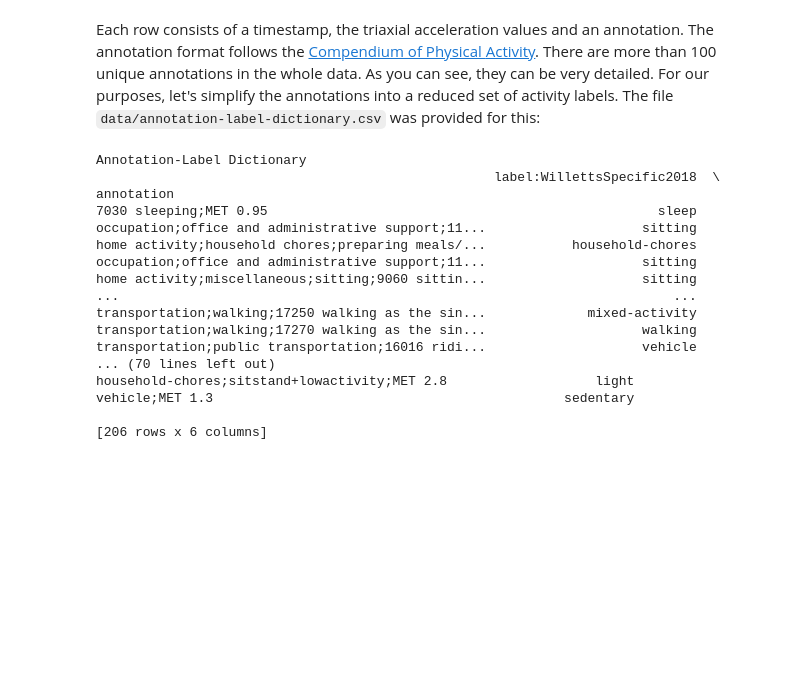
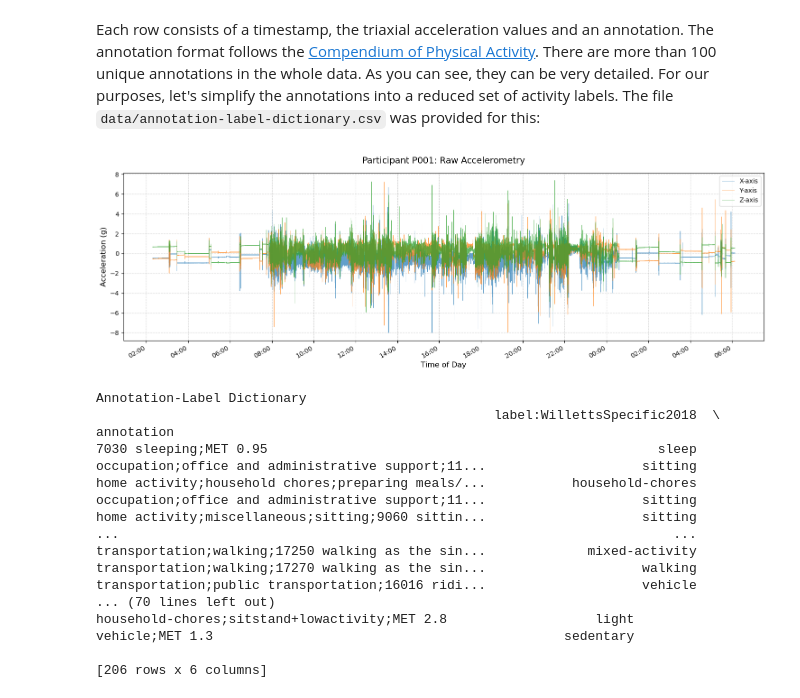
Before and after one commit to finlayscheib/capture24, a Jupyter notebook: tutorial.ipynb, the cells around one changed output. Cells and saved outputs as stored; diff of their text form; code cells hidden in the pictures; blank space fills up the shorter version.

Commit message:
Raw accelerometry graph

```diff
--- a/tutorial.ipynb
+++ b/tutorial.ipynb
@@ -66,4 +67,26 @@ As you can see, they can be very detailed.
 For our purposes, let's simplify the annotations into a reduced set of
 activity labels. The file `data/annotation-label-dictionary.csv` was provided
 for this:
+# %%
+
+fig, ax = plt.subplots(figsize=(15, 5))
+
+ax.plot(data.index, data['x'], label='X-axis', color='tab:blue', alpha=0.7, linewidth=0.5)
+ax.plot(data.index, data['y'], label='Y-axis', color='tab:orange', alpha=0.7, linewidth=0.5)
+ax.plot(data.index, data['z'], label='Z-axis', color='tab:green', alpha=0.7, linewidth=0.5)
+
+ax.xaxis.set_major_formatter(mdates.DateFormatter('%H:%M'))
+ax.xaxis.set_major_locator(mdates.HourLocator(interval=2))
+fig.autofmt_xdate()
+
+ax.set_title('Participant P001: Raw Accelerometry', fontsize=14, pad=15)
+ax.set_xlabel('Time of Day', fontsize=12)
+ax.set_ylabel('Acceleration (g)', fontsize=12)
+ax.legend(loc='upper right')
+ax.grid(True, linestyle='--', alpha=0.5)
+
+plt.tight_layout()
+plt.show()
+# %% [output]
+[figure, added]
 # %%
```
Also changed, not shown: parts of 4 cells of this notebook.
